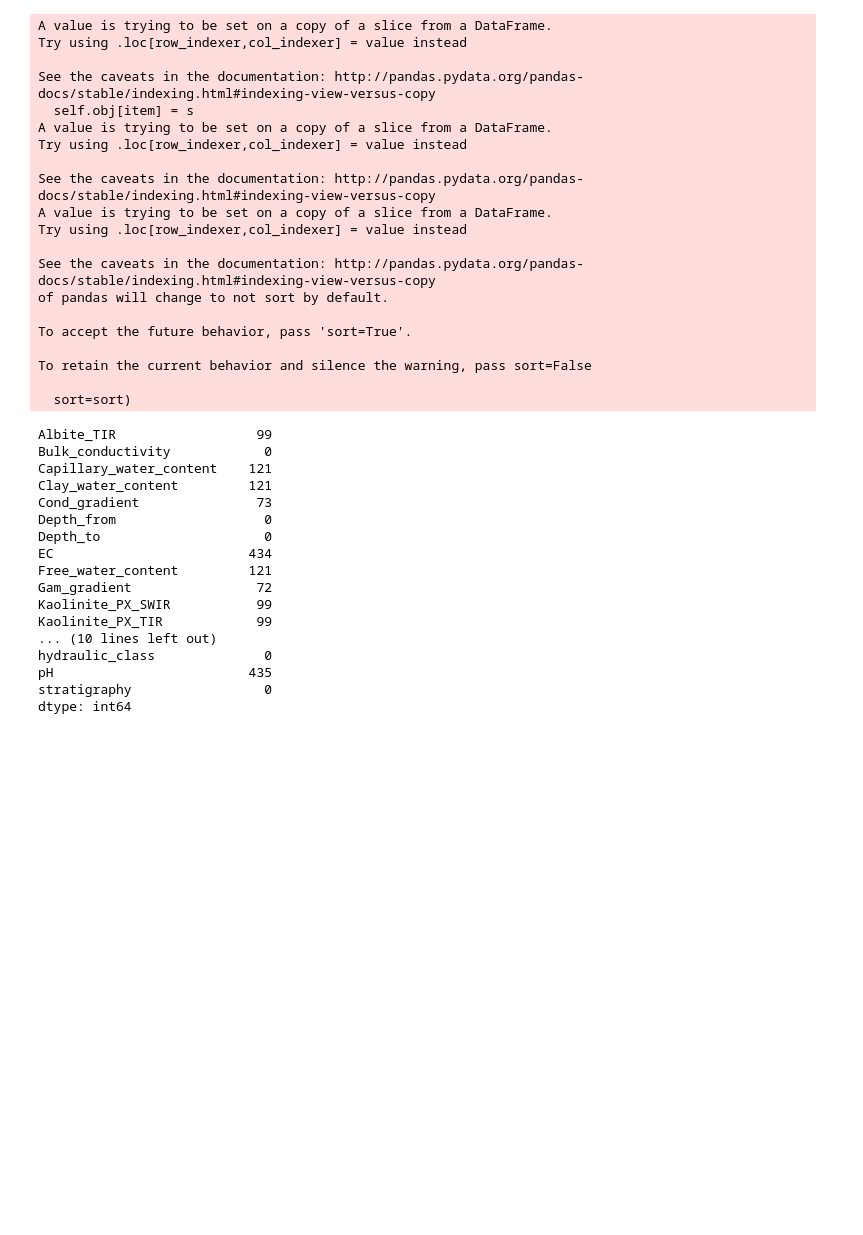
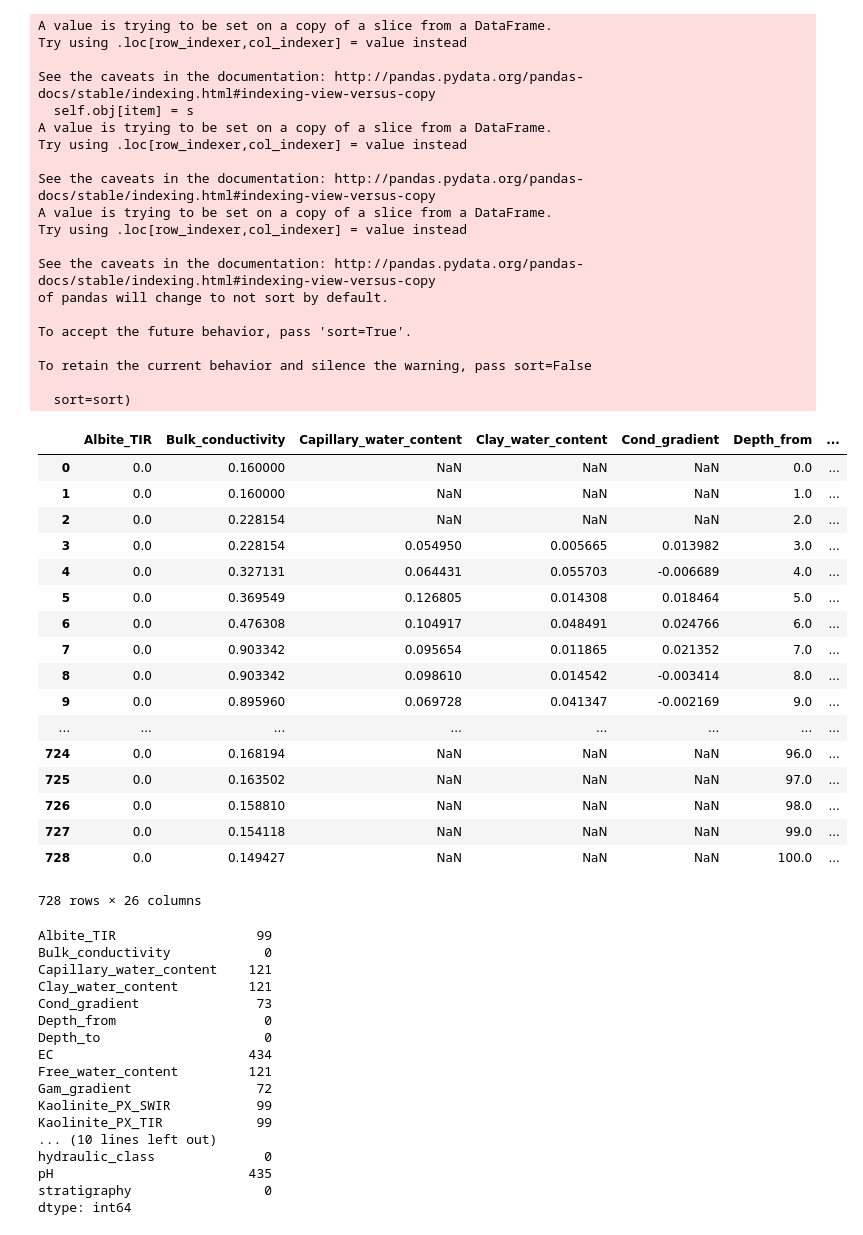
Before and after one commit to GeoscienceAustralia/hydrogeol_utils, a Jupyter notebook: notebooks/EastKimberley_borehole_strat_prediction.ipynb, the cells around one changed output. Drawn from its saved outputs; the diff is of its cells as text; code cells hidden in the pictures; blank space fills up the shorter version.

```diff
--- a/notebooks/EastKimberley_borehole_strat_prediction.ipynb
+++ b/notebooks/EastKimberley_borehole_strat_prediction.ipynb
@@ -352,7 +352,7 @@ for index, row in df_header.iterrows():
                                                                  cols,
                                                                  ["Depth_from",
                                                                   "Depth_to"],
-                                                                  new_intervals)
+                                                                  new_intervals.copy())
         # Add as a new column to the lith subset frame
         df_resampled[cols] = df_newcond[cols]
 
@@ -381,7 +381,7 @@ for index, row in df_header.iterrows():
         # Interpolate this time using the point depth to interval fucntion
         df_newindgam = spatial_functions.interpolate_depths_to_intervals(df_indgam_subset,
                                                                          cols,
-                                                                        new_intervals)
+                                                                        new_intervals.values)
 
         # Add as a new column to the lith subset frame
         df_resampled[cols] = df_newindgam[cols]
@@ -398,7 +398,7 @@ for index, row in df_header.iterrows():
         # Interpolate this time using the point depth to interval fucntion
         df_newECpH = spatial_functions.interpolate_depths_to_intervals(df_ECpH_subset,
                                                                          cols,
-                                                                         new_intervals)
+                                                                         new_intervals.values)
         # Add as a new column to the lith subset frame
         df_resampled[cols] = df_newECpH[cols]
 
@@ -413,7 +413,7 @@ for index, row in df_header.iterrows():
         # Interpolate
         df_newbNMR = spatial_functions.interpolate_depths_to_intervals(df_bNMR_subset,
                                                                          cols,
-                                                                         new_intervals)
+                                                                         new_intervals.values)
         # Add as a new column to the lith subset frame
         df_resampled[cols] = df_newbNMR[cols]
 
@@ -427,7 +427,7 @@ for index, row in df_header.iterrows():
 
         # Interpolate
         df_newmagsus = spatial_functions.interpolate_depths_to_intervals(df_magsus_subset,
-                                                                         cols, new_intervals)
+                                                                         cols, new_intervals.values)
         # Add as a new column to the lith subset frame
         df_resampled[cols] = df_newmagsus[cols]
 
@@ -441,7 +441,7 @@ for index, row in df_header.iterrows():
                 'Muscovite_SWIR', 'MuscoviticIllite_SWIR']
         # Interpolate
         df_newhylog = spatial_functions.interpolate_depths_to_intervals(df_hylog_SWIR_subset,
-                                                                         cols, new_intervals)
+                                                                         cols, new_intervals.values)
         # Add as a new column to the lith subset frame
         df_resampled[cols] = df_newhylog[cols]
 
@@ -451,7 +451,7 @@ for index, row in df_header.iterrows():
         cols = ['Quartz_TIR', 'Montmorillonite_TIR', 'Kaolinite_PX_TIR', 'Kaolinite_WX_TIR','Albite_TIR']
         # Interpolate
         df_newhylog = spatial_functions.interpolate_depths_to_intervals(df_hylog_TIR_subset,
-                                                                         cols, new_intervals)
+                                                                         cols, new_intervals.values)
         # Add as a new column to the lith subset frame
         df_resampled[cols] = df_newhylog[cols]
 
@@ -490,6 +490,27 @@ To accept the future behavior, pass 'sort=True'.
 To retain the current behavior and silence the warning, pass sort=False
 
   sort=sort)
+# %%
+df_interpolated
+# %% [output]
+|  | Albite_TIR | Bulk_conductivity | Capillary_water_content | Clay_water_content | Cond_gradient | Depth_from | ... |
+| 0 | 0.0 | 0.160000 | NaN | NaN | NaN | 0.0 | ... |
+| 1 | 0.0 | 0.160000 | NaN | NaN | NaN | 1.0 | ... |
+| 2 | 0.0 | 0.228154 | NaN | NaN | NaN | 2.0 | ... |
+| 3 | 0.0 | 0.228154 | 0.054950 | 0.005665 | 0.013982 | 3.0 | ... |
+| 4 | 0.0 | 0.327131 | 0.064431 | 0.055703 | -0.006689 | 4.0 | ... |
+| 5 | 0.0 | 0.369549 | 0.126805 | 0.014308 | 0.018464 | 5.0 | ... |
+| 6 | 0.0 | 0.476308 | 0.104917 | 0.048491 | 0.024766 | 6.0 | ... |
+| 7 | 0.0 | 0.903342 | 0.095654 | 0.011865 | 0.021352 | 7.0 | ... |
+| 8 | 0.0 | 0.903342 | 0.098610 | 0.014542 | -0.003414 | 8.0 | ... |
+| 9 | 0.0 | 0.895960 | 0.069728 | 0.041347 | -0.002169 | 9.0 | ... |
+| ... | ... | ... | ... | ... | ... | ... | ... |
+| 724 | 0.0 | 0.168194 | NaN | NaN | NaN | 96.0 | ... |
+| 725 | 0.0 | 0.163502 | NaN | NaN | NaN | 97.0 | ... |
+| 726 | 0.0 | 0.158810 | NaN | NaN | NaN | 98.0 | ... |
+| 727 | 0.0 | 0.154118 | NaN | NaN | NaN | 99.0 | ... |
+| 728 | 0.0 | 0.149427 | NaN | NaN | NaN | 100.0 | ... |
+728 rows × 26 columns
 # %%
 # Check for null values
 
```
Also changed, not shown: parts of 3 cells of this notebook, 10 other files.
